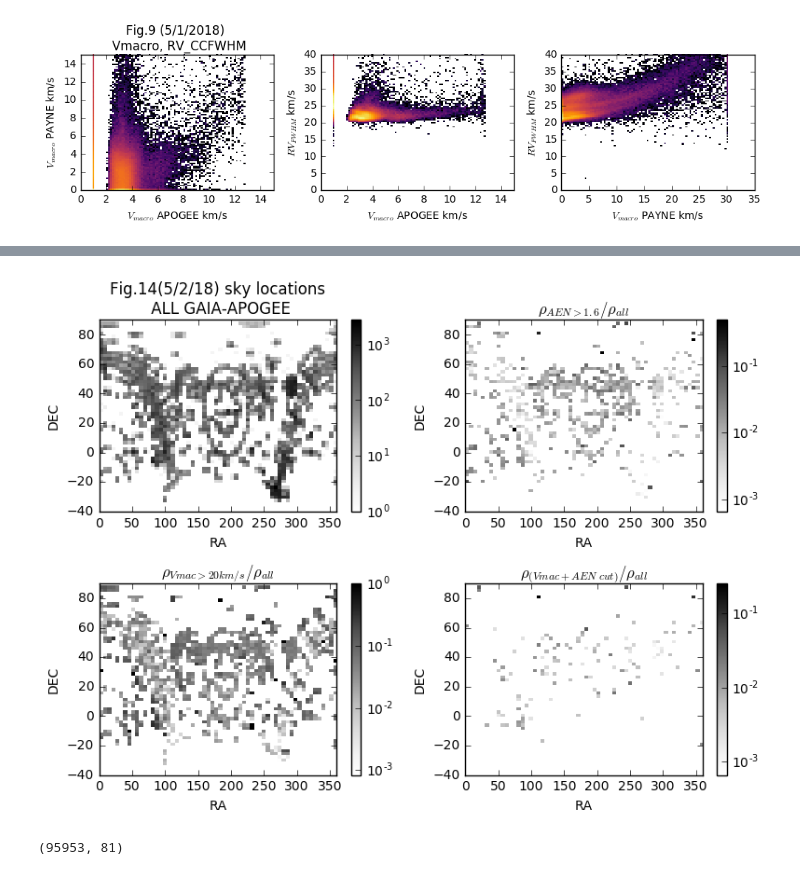
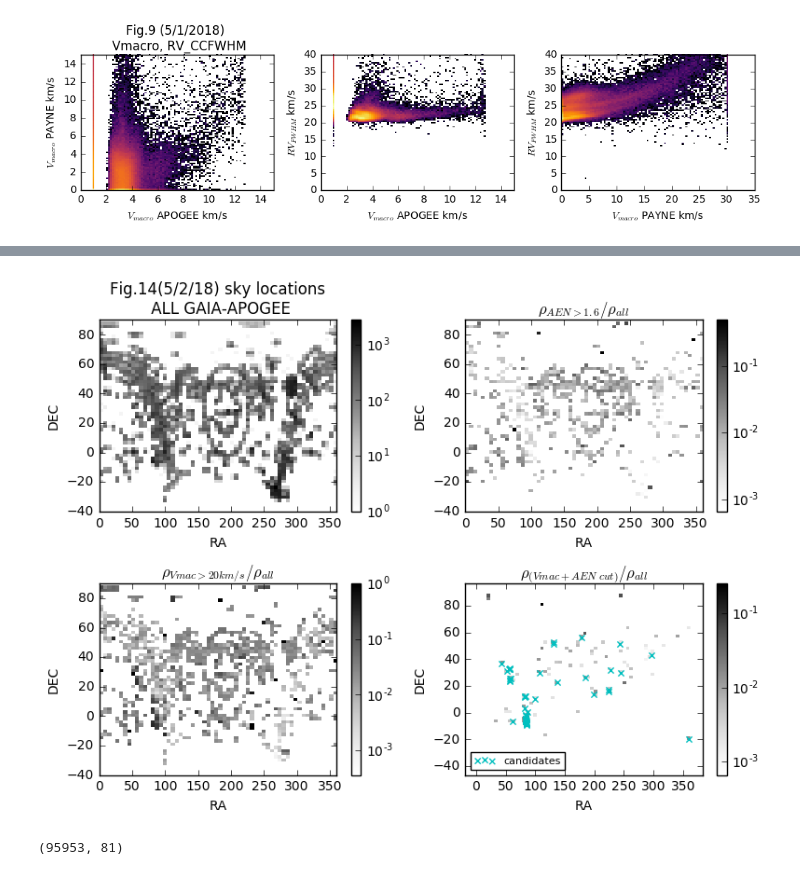
Before and after one commit to liuxx479/MW-BHs, a Jupyter notebook: plot-gaia-match.ipynb, the cells around one changed output, grey strips where cells are left out. Saved outputs shown, nothing was run; the diff lists cells and outputs as text; code cells hidden in the pictures.

```diff
--- a/plot-gaia-match.ipynb
+++ b/plot-gaia-match.ipynb
@@ -154,7 +154,9 @@ show()
 [figure]
 # %%
 ############ look at RV_FWHM, MAG_ABS plane, after removing tellurics
-cut_telluric =logical_not (hdulist[1].data['APOGEE_TARGET2'][idx_apo] & 2**9)
+cut_telluric1 =logical_not (hdulist[1].data['APOGEE_TARGET2'][idx_apo] & 2**9)
+cut_telluric2 =logical_not (hdulist[1].data['APOGEE2_TARGET2'][idx_apo] & 2**9)
+cut_telluric = cut_telluric1&cut_telluric2
 cut_logg     =(hdulist[1].data['LOGG'][idx_apo]<3.8) & (hdulist[1].data['LOGG'][idx_apo]>-10)
 cut_teff     =(hdulist[1].data['TEFF'][idx_apo]<5000)
 classes = hdulist[1].data['ASPCAP_CLASS'][idx_apo]
@@ -452,0 +441,6 @@ sum(coords_pass)
+# %%
+sum(coords_pass), sum(cut_AEN&cut_vmac&(coords_pass>0))
+idx_selected = where(cut_AEN&cut_vmac&(coords_pass>0))[0]
+id_selected = hdulist[1].data['APOGEE_ID'][idx_apo][idx_selected]
+print len(unique(id_selected)), len(id_selected)
+savetxt('APOGEE_ID_AEN_VMAC_MAG_cut.txt',id_selected, fmt='%s')
@@ -453,32 +469,34 @@ sum(coords_pass)
 # %%
 f, ((ax1,ax2),(ax3,ax4))=subplots(2,2,figsize=(8,6))
 
 ihist0, bin1, bin2 = histogram2d(ra_gaia,dec_gaia, range=((0,360),(-40,90)),bins=60)
 icb=ax1.imshow(ihist0.T, norm=mpl.colors.LogNorm(),cmap=mpl.cm.Greys,
            interpolation='nearest',origin='lower',extent=[0,360,-40,90],aspect='auto')
 f.colorbar(icb,ax=ax1)
 i=0
 for icut in (cut_AEN, cut_vmac, cut_vmac&cut_AEN):
     ihist, bin1, bin2 = histogram2d(ra_gaia[icut], dec_gaia[icut], range=((0,360),(-40,90)),bins=60)
     iax=[ax2,ax3,ax4][i]
     i+=1
     icb=iax.imshow(ihist.T/ihist0.T, norm=mpl.colors.LogNorm(),cmap=mpl.cm.Greys,interpolation='nearest'
               ,origin='lower',extent=[0,360,-40,90],aspect='auto')
     iax.set_ylabel('DEC')
     iax.set_xlabel('RA')
     f.colorbar(icb,ax=iax)
+ax4.scatter(ra_gaia[idx_selected], dec_gaia[idx_selected],marker=u'x',color='c',label='candidates')
+ax4.legend(frameon=1,fontsize=8,loc=3,)
 
 ax1.set_xlabel('RA')
 ax1.set_ylabel('DEC')
 ax1.set_title('Fig.14(5/2/18) sky locations\n ALL GAIA-APOGEE')
 ax2.set_title(r'$\rho_{AEN>%.1f}/ \rho_{all}$'%(AEN_min))
 ax3.set_title(r'$\rho_{Vmac>%ikm/s}/ \rho_{all}$'%(vmac_min))
 ax4.set_title(r'$\rho_{(Vmac+AEN\; cut)}/ \rho_{all}$')
 
 plt.tight_layout()
 show()
 # %% [output]
-[figure, old version]
+[figure, new version]
 # %%
 sum(VmacA==1), sum(VmacP==-999)
 # %% [output]
```
Also changed, not shown: parts of 9 cells of this notebook.
